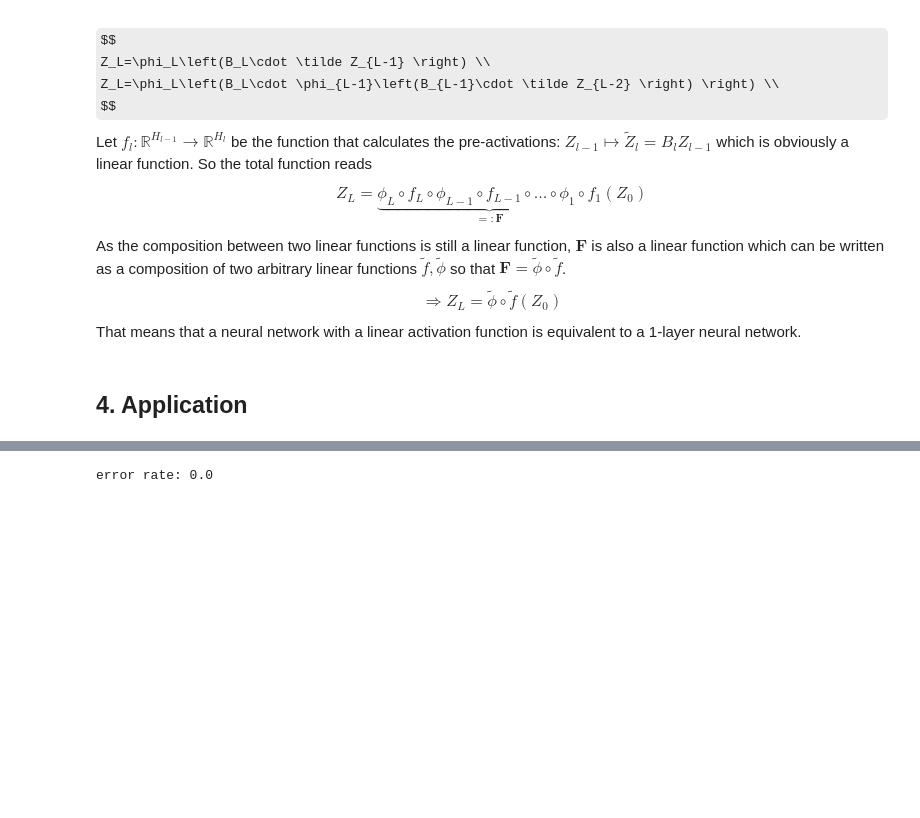
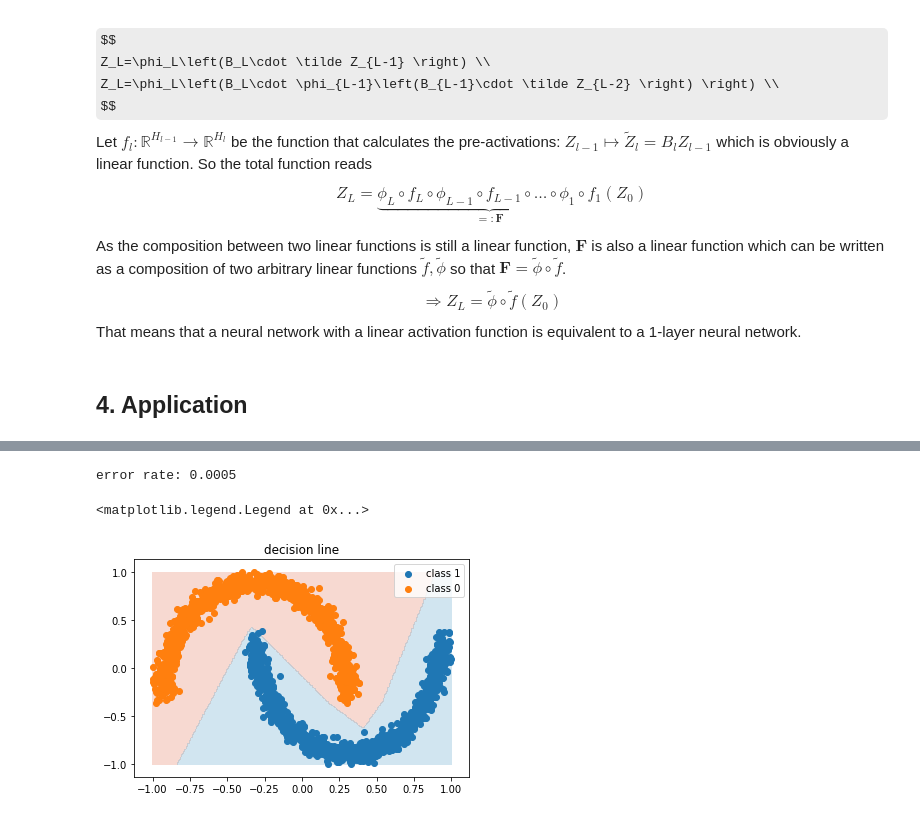
Before and after one commit to ml4cdeca/AdvancedMachineLearning, a Jupyter notebook: exercise02/network.ipynb, the cells around one changed output, grey strips where cells are left out. Drawn from its saved outputs; the diff is of its cells as text; code cells hidden in the pictures; some formulas as TeX source; blank space fills up the shorter version.

Commit message:
nice plot

```diff
--- a/exercise02/network.ipynb
+++ b/exercise02/network.ipynb
@@ -123,8 +123,9 @@ class LinearLayer(object):
         self.B = self.B - learning_rate * self.grad_B
         self.b = self.b - learning_rate * self.grad_b
         #reset gradients
-        self.grad_B = 0
-        self.grad_b = 0
+        self.grad_B = np.zeros_like(self.B)
+        self.grad_b = np.zeros_like(self.b)
+
 
 ####################################
 
@@ -242,4 +243,17 @@ predicted_classes = np.argmax(predicted_posteriors,axis=1) # your code here
 error_rate = np.count_nonzero(predicted_classes!=Y_test)/len(Y_test) # your code here
 print("error rate:", error_rate)
 # %% [output]
-error rate: 0.0
+error rate: 0.0005
+# %%
+x_gr,y_gr=np.linspace(min(X_train.T[0]),max(X_train.T[0]),200),np.linspace(min(X_train.T[1]),max(X_train.T[1]),200)
+X,Y=np.meshgrid(x_gr,y_gr)
+grid=np.vstack(map(np.ravel, np.meshgrid(x_gr,y_gr))).T
+# %%
+plt.contourf(X, Y,np.argmax(network.forward(grid),axis=1).reshape((200,200)) ,1,alpha=.3,cmap=plt.cm.RdBu)
+plt.scatter(*np.transpose(X_train[Y_train==1]),label='class 1')
+plt.scatter(*np.transpose(X_train[Y_train==0]),label='class 0')
+plt.title('decision line')
+plt.legend()
+# %% [output]
+<matplotlib.legend.Legend at 0x...>
+[figure, added]
```
Also changed, not shown: parts of 1 cell of this notebook.
